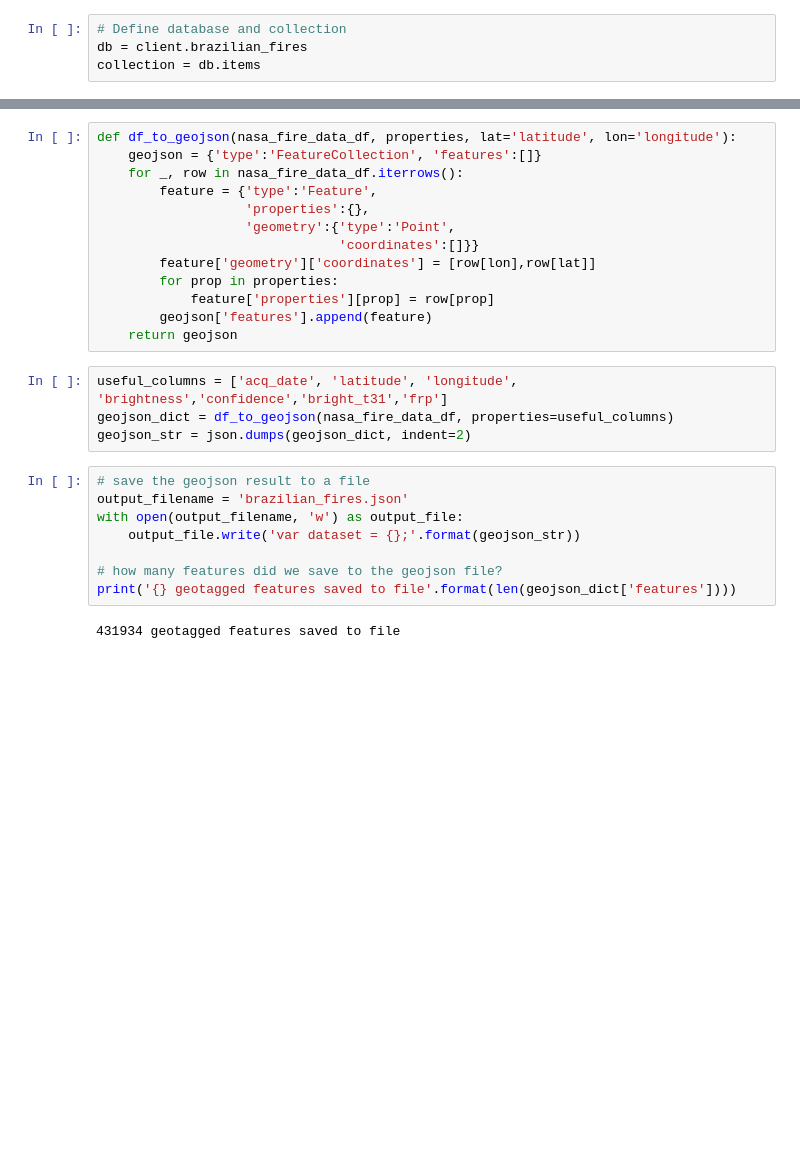
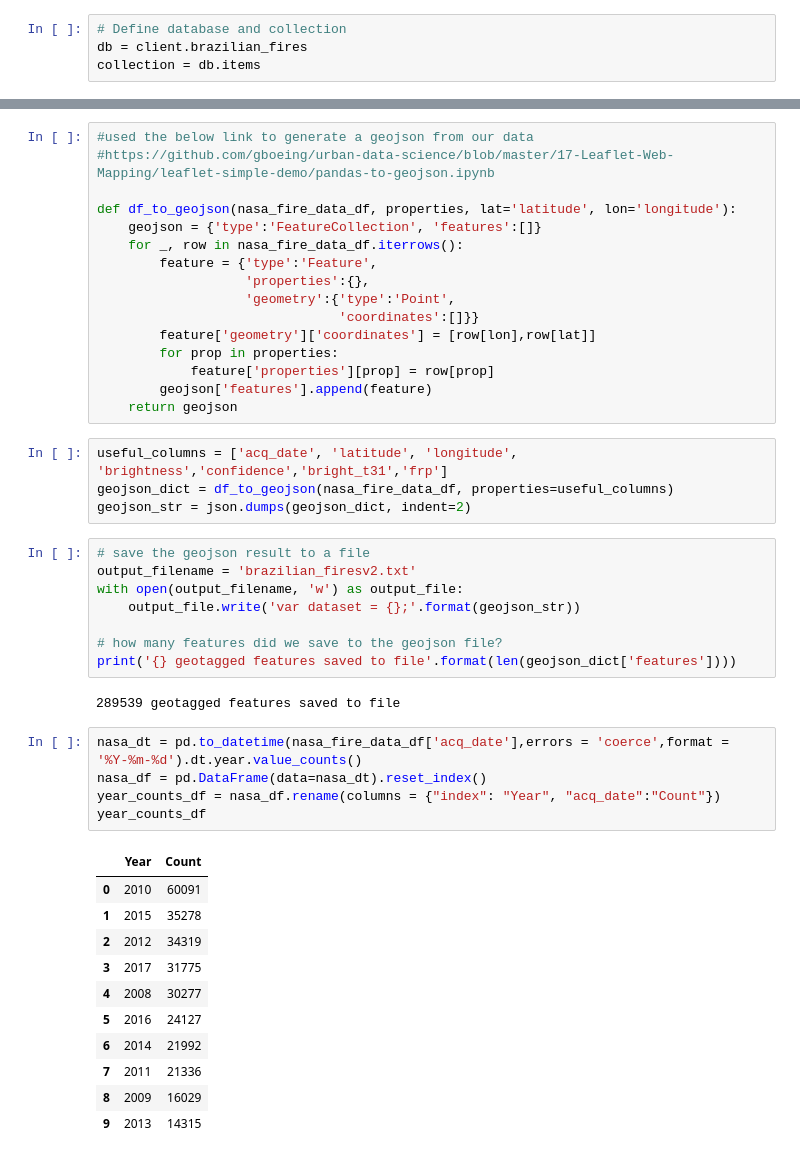
Before and after one commit to benbukowski/Brazil_Project, a Jupyter notebook: brazil_fires.ipynb, the cells around one changed output, grey strips where cells are left out. Saved outputs shown, nothing was run; the diff lists cells and outputs as text; blank space fills up the shorter version.

```diff
--- a/brazil_fires.ipynb
+++ b/brazil_fires.ipynb
@@ -49,4 +29,7 @@ nasa_fire_data_df
 # %%
+#used the below link to generate a geojson from our data
+#https://github.com/gboeing/urban-data-science/blob/master/17-Leaflet-Web-Mapping/leaflet-simple-demo/pandas-to-geojson.ipynb
+
 def df_to_geojson(nasa_fire_data_df, properties, lat='latitude', lon='longitude'):
     geojson = {'type':'FeatureCollection', 'features':[]}
     for _, row in nasa_fire_data_df.iterrows():
@@ -65,11 +48,28 @@ geojson_dict = df_to_geojson(nasa_fire_data_df, properties=useful_columns)
 geojson_str = json.dumps(geojson_dict, indent=2)
 # %%
 # save the geojson result to a file
-output_filename = 'brazilian_fires.json'
+output_filename = 'brazilian_firesv2.txt'
 with open(output_filename, 'w') as output_file:
     output_file.write('var dataset = {};'.format(geojson_str))
 
 # how many features did we save to the geojson file?
 print('{} geotagged features saved to file'.format(len(geojson_dict['features'])))
 # %% [output]
-431934 geotagged features saved to file
+289539 geotagged features saved to file
+# %%
+nasa_dt = pd.to_datetime(nasa_fire_data_df['acq_date'],errors = 'coerce',format = '%Y-%m-%d').dt.year.value_counts()
+nasa_df = pd.DataFrame(data=nasa_dt).reset_index()
+year_counts_df = nasa_df.rename(columns = {"index": "Year", "acq_date":"Count"})
+year_counts_df
+# %% [output]
+|  | Year | Count |
+| 0 | 2010 | 60091 |
+| 1 | 2015 | 35278 |
+| 2 | 2012 | 34319 |
+| 3 | 2017 | 31775 |
+| 4 | 2008 | 30277 |
+| 5 | 2016 | 24127 |
+| 6 | 2014 | 21992 |
+| 7 | 2011 | 21336 |
+| 8 | 2009 | 16029 |
+| 9 | 2013 | 14315 |
```
Also changed, not shown: parts of 26 cells of this notebook.
